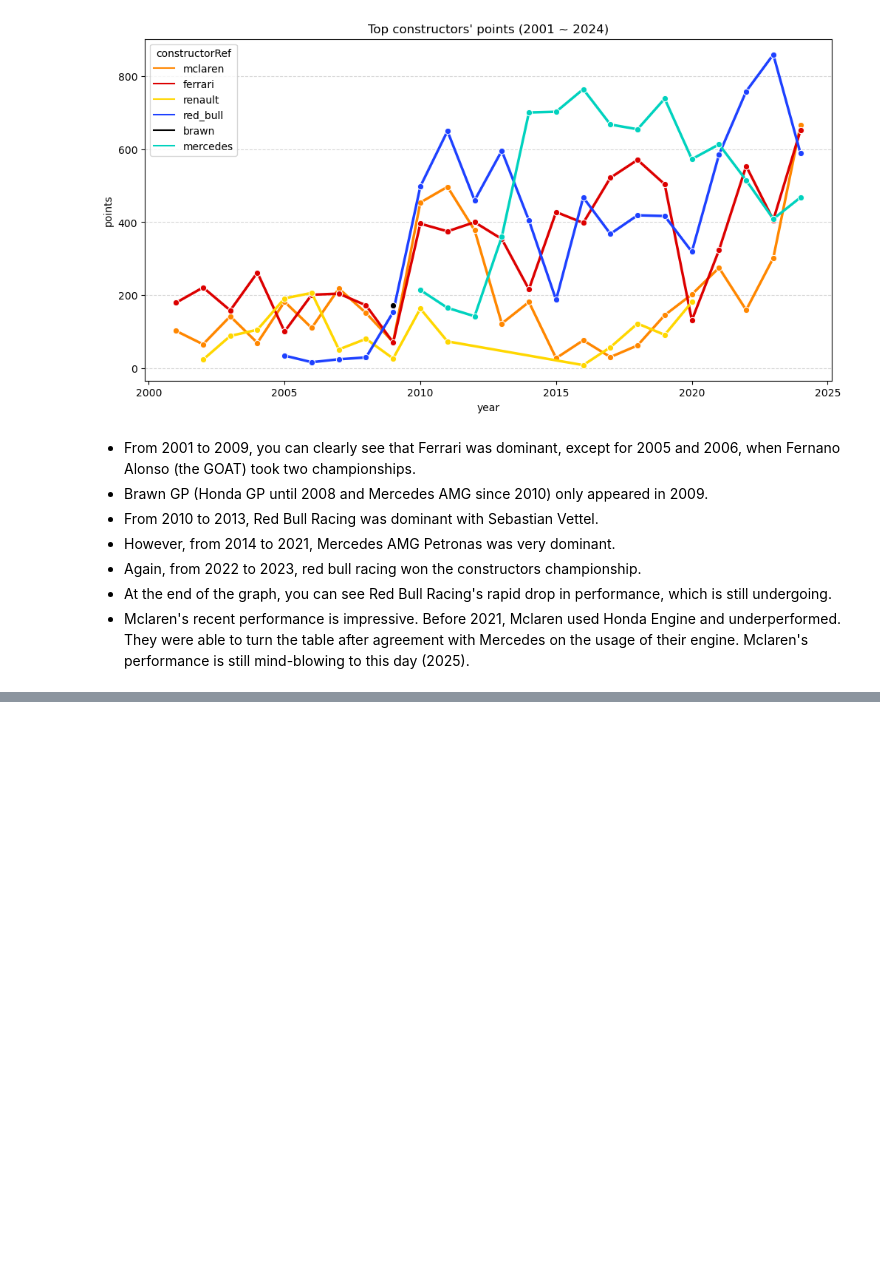
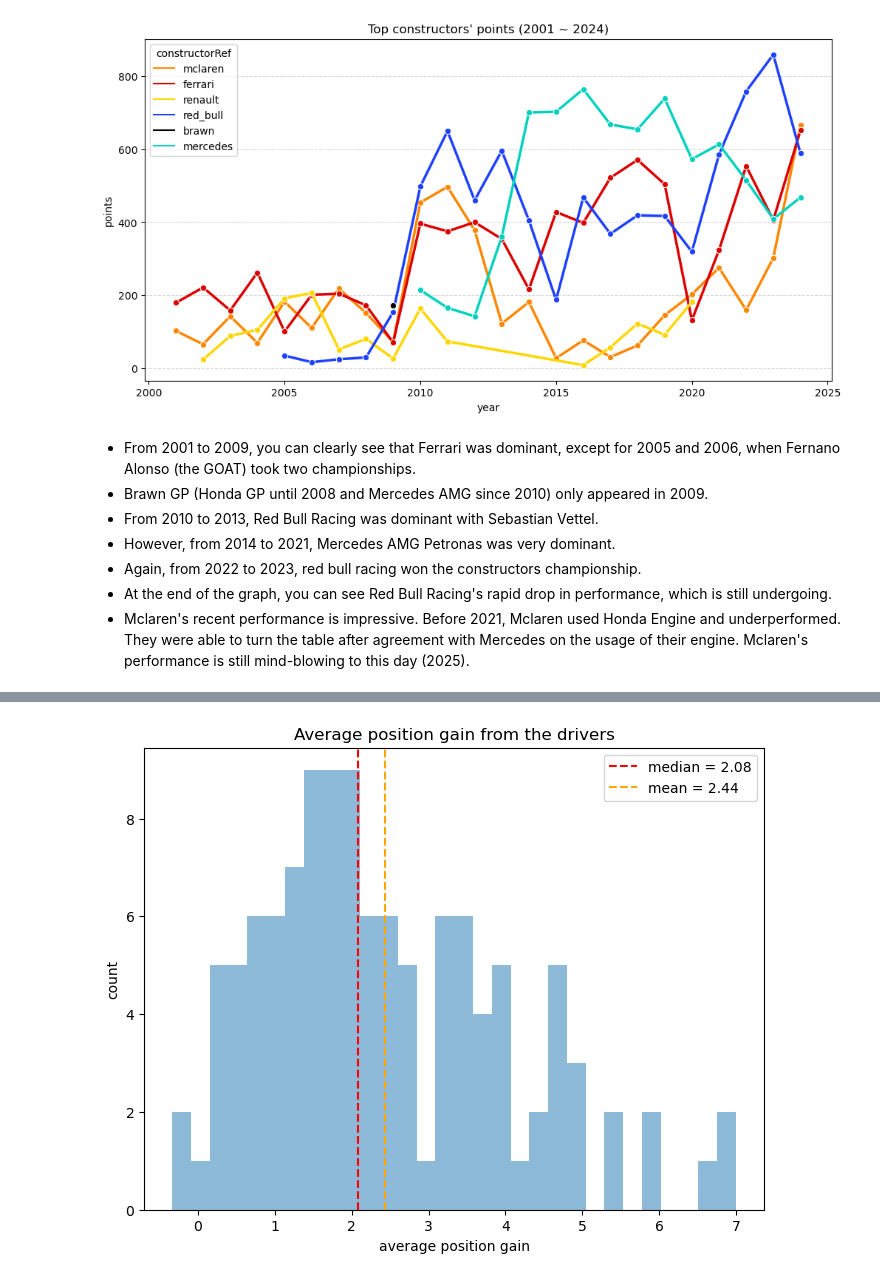
Before and after one commit to otola03/Kaggle_Studies, a Jupyter notebook: f1_analysis/f1_data_stat_project.ipynb, the cells around one changed output, grey strips where cells are left out. Drawn from its saved outputs; the diff is of its cells as text; code cells hidden in the pictures; blank space fills up the shorter version.

```diff
--- a/f1_analysis/f1_data_stat_project.ipynb
+++ b/f1_analysis/f1_data_stat_project.ipynb
@@ -156,0 +234,9 @@ ValueError: too many values to unpack (expected 2)
+# %%
+# There are clearly outliers.
+# Let's import scipy.stats package to calculate z-score.
+
+import scipy.stats as stats
+driver_avg_gain['z_score'] = stats.zscore(driver_avg_gain['avg_position_gain'])
+
+driver_avg_gain = driver_avg_gain.loc[driver_avg_gain['z_score'].abs() <= 3]
+driver_avg_gain
@@ -156,0 +257,16 @@ ValueError: too many values to unpack (expected 2)
+# %%
+# histogram is great for showing distribution.
+median = driver_avg_gain['avg_position_gain'].median()
+mean = driver_avg_gain['avg_position_gain'].mean()
+
+plt.figure(figsize=(8, 6))
+sns.histplot(data=driver_avg_gain, x='avg_position_gain', bins=30, alpha=0.5, edgecolor='none')
+plt.axvline(x=median, color='red', linestyle='--', label=f'median = {median:.2f}')
+plt.axvline(x=mean, color='orange', linestyle='--', label=f'mean = {mean:.2f}')
+plt.title('Average position gain from the drivers')
+plt.xlabel('average position gain')
+plt.ylabel('count')
+plt.legend()
+plt.show()
+# %% [output]
+[figure, added]
```
Also changed, not shown: parts of 17 cells of this notebook.
